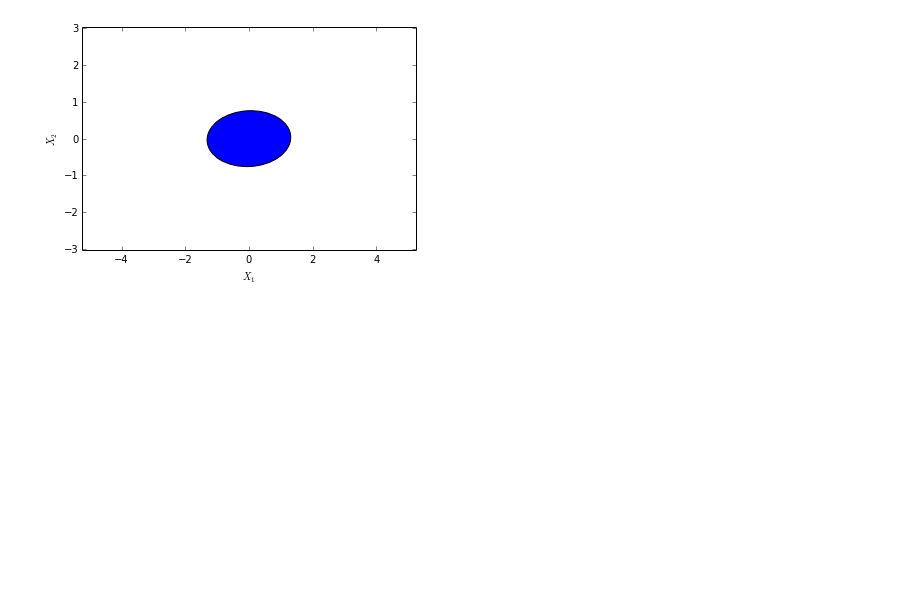
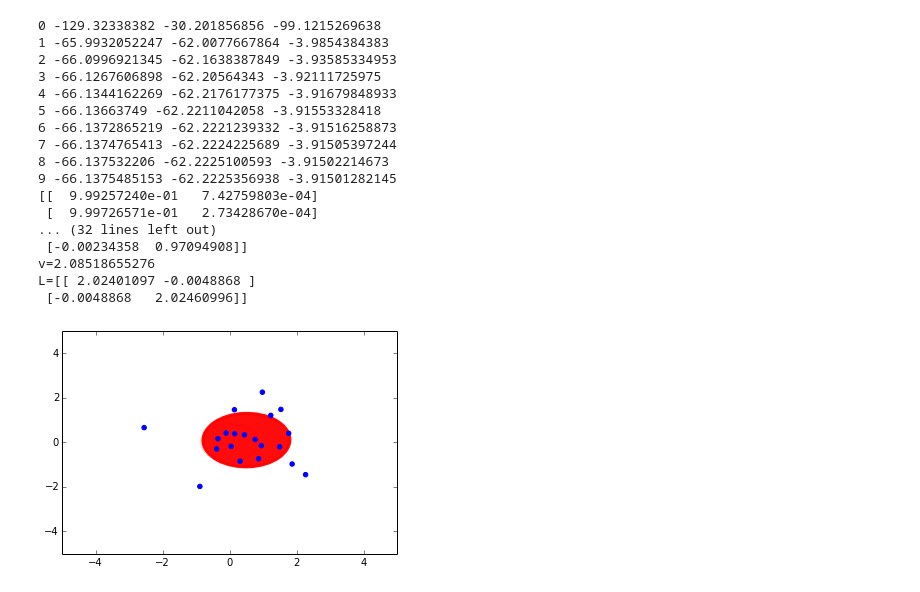
Before and after one commit to cangermueller/varinf, a Jupyter notebook: doc/mixgauss.ipynb, the cells around one changed output. Saved outputs shown, nothing was run; the diff lists cells and outputs as text; code cells hidden in the pictures; blank space fills up the shorter version.

```diff
--- a/doc/mixgauss.ipynb
+++ b/doc/mixgauss.ipynb
@@ -119,7 +133,34 @@ def plot_normal(u, S, alpha):
-# %%
-u = np.array([.0, .0])
-S = np.array([[1.0, 0.5],
-              [0.5, 1.0]])
-plot_normal(u, S, 0.9)
-# %% [output]
-[figure, removed]
+# %%
+np.random.seed(0)
+X = np.vstack((np.random.multivariate_normal([0, 0], np.array([[1.0, 0.0],
+                                                              [0.0, 1.0]]), 10),
+              np.random.multivariate_normal([0, 0], np.array([[1.0, 0.0],
+                                                              [0.0, 1.0]]), 10)
+              ))
+p_pi = np.array([1.0, 1.0])
+p_nw = mixgauss.NormalWishartParams(np.array([0.0, 0.0]), 1.0, np.array([[1.0, 0.0], [0.0, 1.0]]), 2.0)
+q_pi0 = np.array([10.0, 10.0])
+q_nw0 = [mixgauss.NormalWishartParams(np.array([5.0, 5.0]), 10.0, np.array([[1.0, 0.0], [0.0, 1.0]]), 10.0),
+         mixgauss.NormalWishartParams(np.array([5.1, 5.1]), 10.0, np.array([[1.0, 0.0], [0.0, 1.0]]), 10.0)]
+q_z, q_pi, q_nw = mixgauss.infer_q(X, p_pi, p_nw, q_pi0, q_nw0, maxit=10)
+viz_q(X, q_z, q_pi, q_nw, [-5, 5], [-5, 5])
+print_q(q_z, q_pi, q_nw)
+# %% [output]
+0 -129.32338382 -30.201856856 -99.1215269638
+1 -65.9932052247 -62.0077667864 -3.9854384383
+2 -66.0996921345 -62.1638387849 -3.93585334953
+3 -66.1267606898 -62.20564343 -3.92111725975
+4 -66.1344162269 -62.2176177375 -3.91679848933
+5 -66.13663749 -62.2211042058 -3.91553328418
+6 -66.1372865219 -62.2221239332 -3.91516258873
+7 -66.1374765413 -62.2224225689 -3.91505397244
+8 -66.137532206 -62.2225100593 -3.91502214673
+9 -66.1375485153 -62.2225356938 -3.91501282145
+[[  9.99257240e-01   7.42759803e-04]
+ [  9.99726571e-01   2.73428670e-04]
+... (32 lines left out)
+ [-0.00234358  0.97094908]]
+v=2.08518655276
+L=[[ 2.02401097 -0.0048868 ]
+ [-0.0048868   2.02460996]]
+[figure, added]
```
Also changed, not shown: parts of 9 cells of this notebook, 1 other file.
